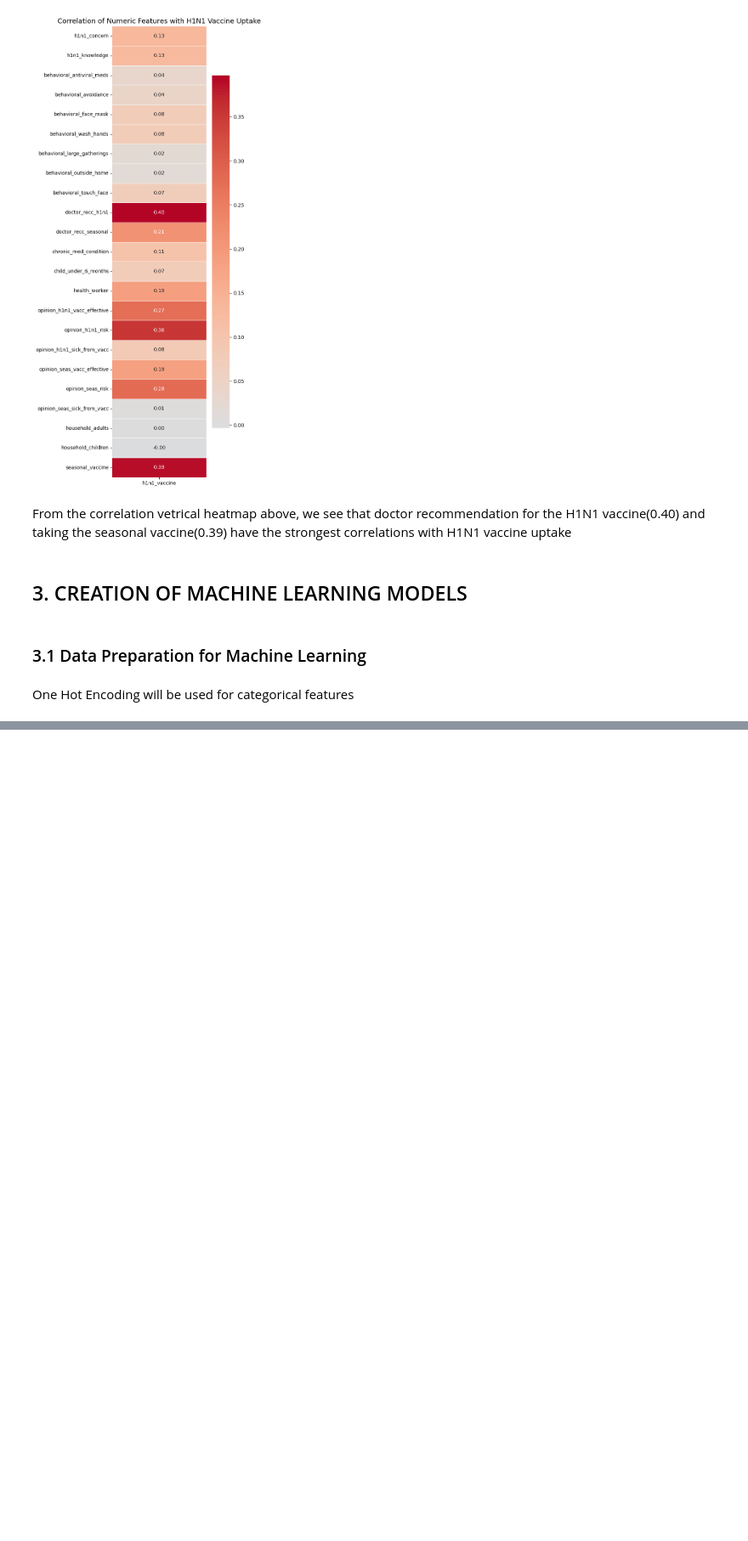
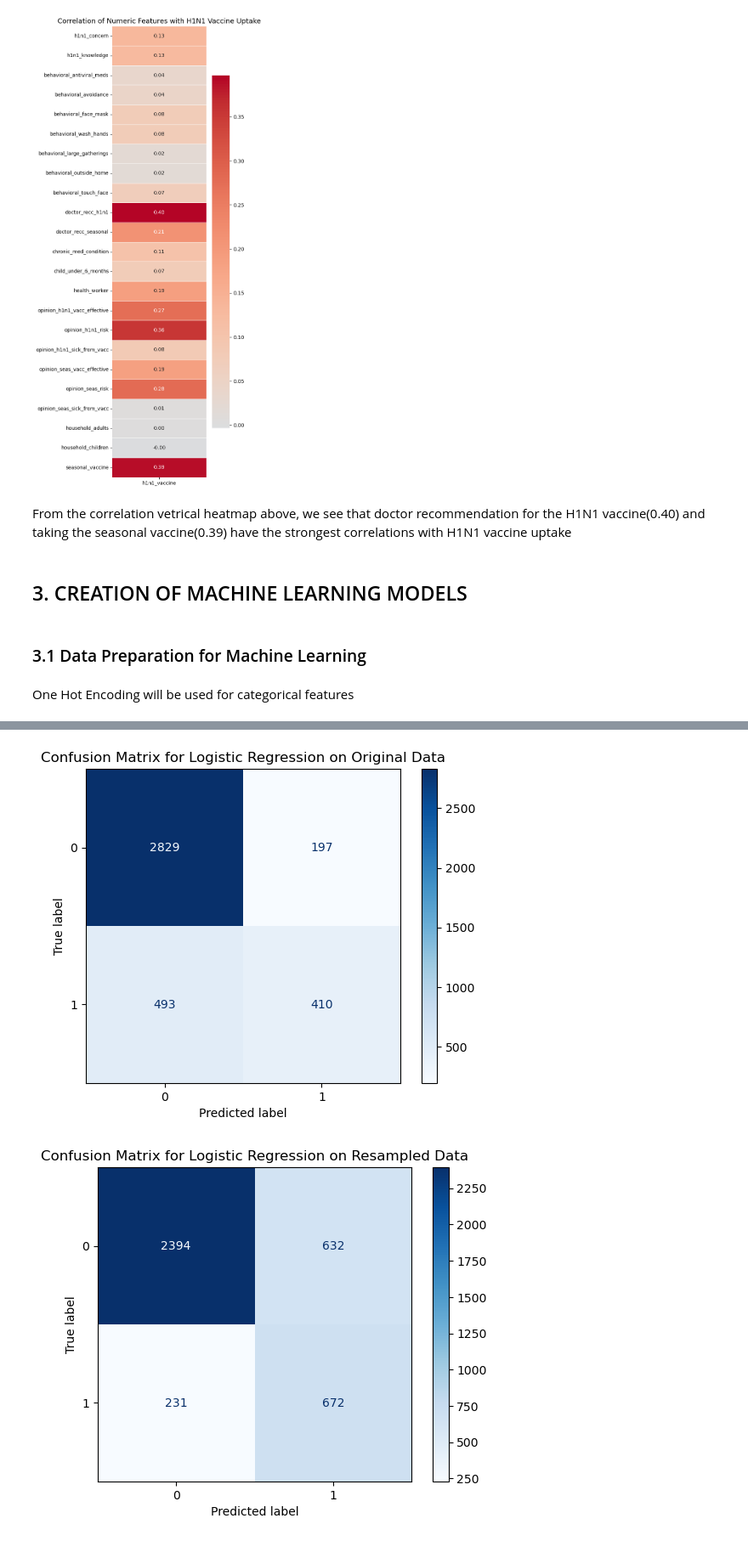
Before and after one commit to edgarmuturi/vaccination-predictions, a Jupyter notebook: notebook.ipynb, the cells around one changed output, grey strips where cells are left out. Shown at 85% size. Drawn from its saved outputs; the diff is of its cells as text; code cells hidden in the pictures; blank space fills up the shorter version.

```diff
--- a/notebook.ipynb
+++ b/notebook.ipynb
@@ -458,0 +487,63 @@ encoded_data.head()
+# %%
+# Define the features and target variable
+X = merged_data.drop(columns=['h1n1_vaccine', 'seasonal_vaccine'])
+y = merged_data['h1n1_vaccine']
+
+# Identify categorical and numerical features
+categorical_features = X.select_dtypes(include=['object', 'bool']).columns
+numerical_features = X.select_dtypes(include=['float64', 'int64']).columns
+
+# Create a preprocessing pipeline
+preprocessor = ColumnTransformer(
+    transformers=[
+        ('num', SimpleImputer(strategy='mean'), numerical_features),
+        ('cat', OneHotEncoder(drop='first'), categorical_features)
+    ],
+    remainder='passthrough'
+)
+# Apply preprocessing to the features
+X_processed = preprocessor.fit_transform(X)
+
+# Split the data into training and testing sets
+X_train, X_test, y_train, y_test = train_test_split(X_processed, y, test_size=0.2, random_state=42, stratify=y)
+
+# Initialize the Logistic Regression model on the original imbalanced data
+log_reg = LogisticRegression(max_iter=1000, random_state=42, solver= 'liblinear')
+# Fit the model on the training data
+log_reg.fit(X_train, y_train)
+
+# Confusion Matrix and Classification Report
+ConfusionMatrixDisplay.from_estimator(log_reg, X_test, y_test, cmap='Blues')
+plt.title('Confusion Matrix for Logistic Regression on Original Data')
+plt.show()
+
+# Apply SMOTE to the training data
+smote = SMOTE(random_state=42)
+X_train_resampled, y_train_resampled = smote.fit_resample(X_train, y_train)
+
+# Initialize the Logistic Regression model on the resampled data
+log_reg_smote = LogisticRegression(max_iter=1000, random_state=42, solver='liblinear')
+
+# Fit the model on the resampled training data
+log_reg_smote.fit(X_train_resampled, y_train_resampled)
+
+# Confusion Matrix and Classification Report for the model trained on resampled data
+ConfusionMatrixDisplay.from_estimator(log_reg_smote, X_test, y_test, cmap='Blues')
+plt.title('Confusion Matrix for Logistic Regression on Resampled Data')
+plt.show()
+
+# Make predictions on the test set
+y_pred_smote = log_reg_smote.predict(X_test)
+
+# Evaluate the model performance on the original imbalanced data
+print("Classification Report for Logistic Regression on Original Data:")
+print(classification_report(y_test, log_reg.predict(X_test)))
+
+# Evaluate the model performance on SMOTE-resampled data
+print("Classification Report for Logistic Regression on SMOTE-Resampled Data:")
+print(classification_report(y_test, y_pred_smote))
+print("Confusion Matrix on SMOTE-resampled data:")
+print(confusion_matrix(y_test, y_pred_smote))
+# %% [output]
+[figure, added]
+[figure, added]
```
Also changed, not shown: parts of 27 cells of this notebook.
